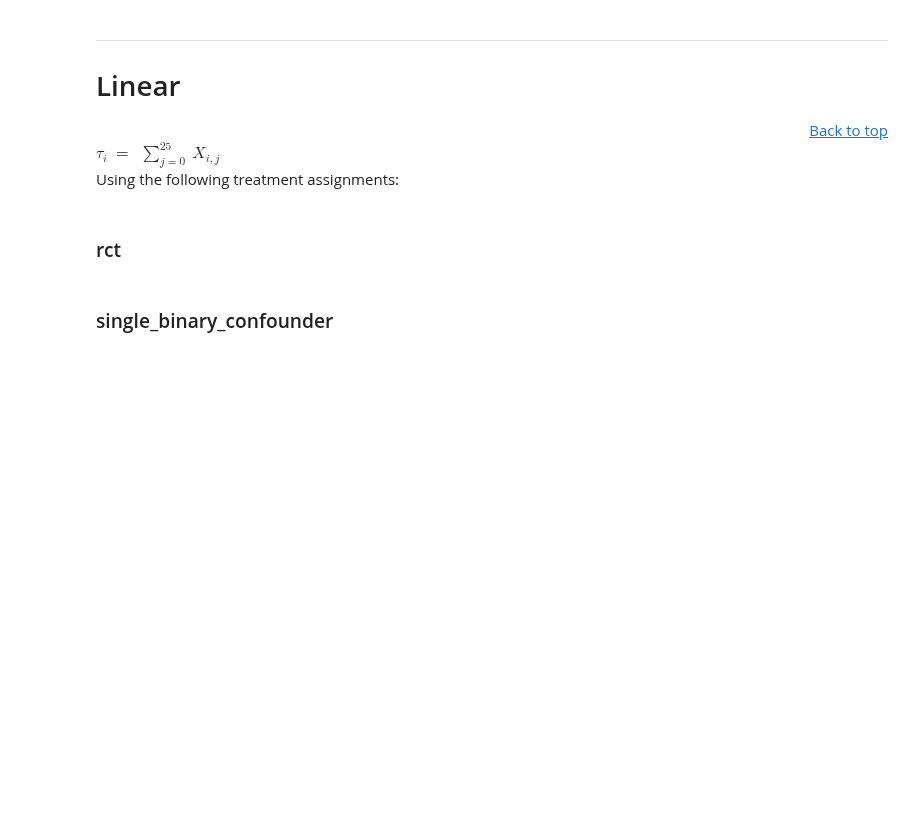
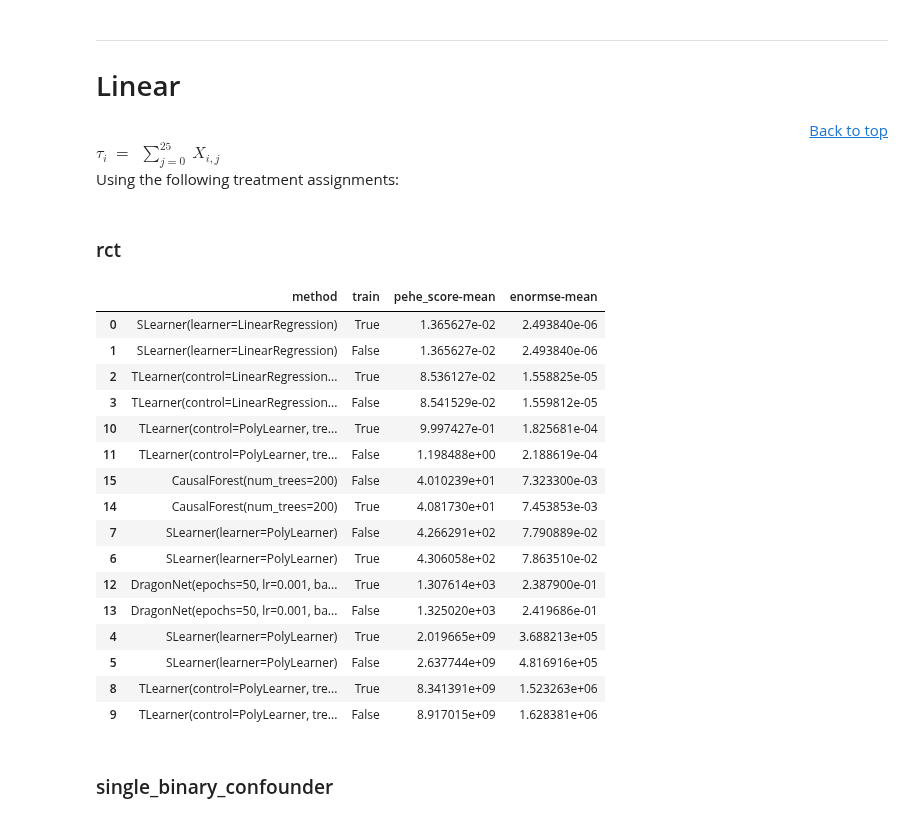
Before and after one commit to ra237/justcause, a Jupyter notebook: notebooks/ihdp-comparison.ipynb, the cells around one changed output. Cells and saved outputs as stored; diff of their text form; code cells hidden in the pictures; blank space fills up the shorter version.

```diff
--- a/notebooks/ihdp-comparison.ipynb
+++ b/notebooks/ihdp-comparison.ipynb
@@ -79,7 +79,25 @@ Using the following treatment assignments:
 # %% [markdown]
 ### rct
 # %%
-pd.read_pickle("linear_rct")
+pd.read_pickle("linear_rct")[['method', 'train', 'pehe_score-mean', 'enormse-mean']]
+# %% [output]
+|  | method | train | pehe_score-mean | enormse-mean |
+| 0 | SLearner(learner=LinearRegression) | True | 1.365627e-02 | 2.493840e-06 |
+| 1 | SLearner(learner=LinearRegression) | False | 1.365627e-02 | 2.493840e-06 |
+| 2 | TLearner(control=LinearRegression... | True | 8.536127e-02 | 1.558825e-05 |
+| 3 | TLearner(control=LinearRegression... | False | 8.541529e-02 | 1.559812e-05 |
+| 10 | TLearner(control=PolyLearner, tre... | True | 9.997427e-01 | 1.825681e-04 |
+| 11 | TLearner(control=PolyLearner, tre... | False | 1.198488e+00 | 2.188619e-04 |
+| 15 | CausalForest(num_trees=200) | False | 4.010239e+01 | 7.323300e-03 |
+| 14 | CausalForest(num_trees=200) | True | 4.081730e+01 | 7.453853e-03 |
+| 7 | SLearner(learner=PolyLearner) | False | 4.266291e+02 | 7.790889e-02 |
+| 6 | SLearner(learner=PolyLearner) | True | 4.306058e+02 | 7.863510e-02 |
+| 12 | DragonNet(epochs=50, lr=0.001, ba... | True | 1.307614e+03 | 2.387900e-01 |
+| 13 | DragonNet(epochs=50, lr=0.001, ba... | False | 1.325020e+03 | 2.419686e-01 |
+| 4 | SLearner(learner=PolyLearner) | True | 2.019665e+09 | 3.688213e+05 |
+| 5 | SLearner(learner=PolyLearner) | False | 2.637744e+09 | 4.816916e+05 |
+| 8 | TLearner(control=PolyLearner, tre... | True | 8.341391e+09 | 1.523263e+06 |
+| 9 | TLearner(control=PolyLearner, tre... | False | 8.917015e+09 | 1.628381e+06 |
 # %% [markdown]
 ### single_binary_confounder
 # %%
```
Also changed, not shown: parts of 23 cells of this notebook.
